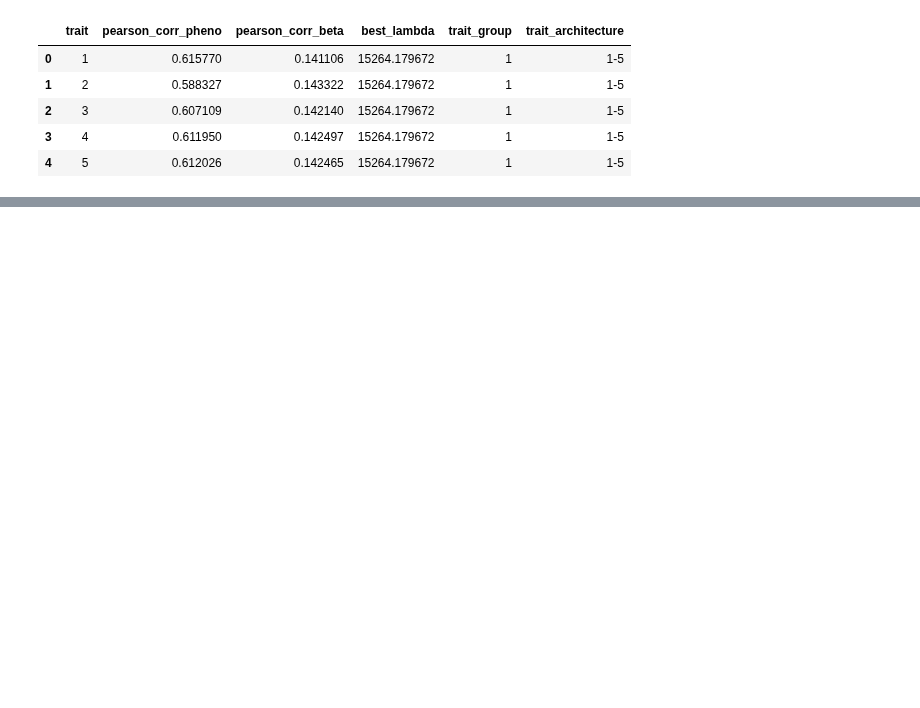
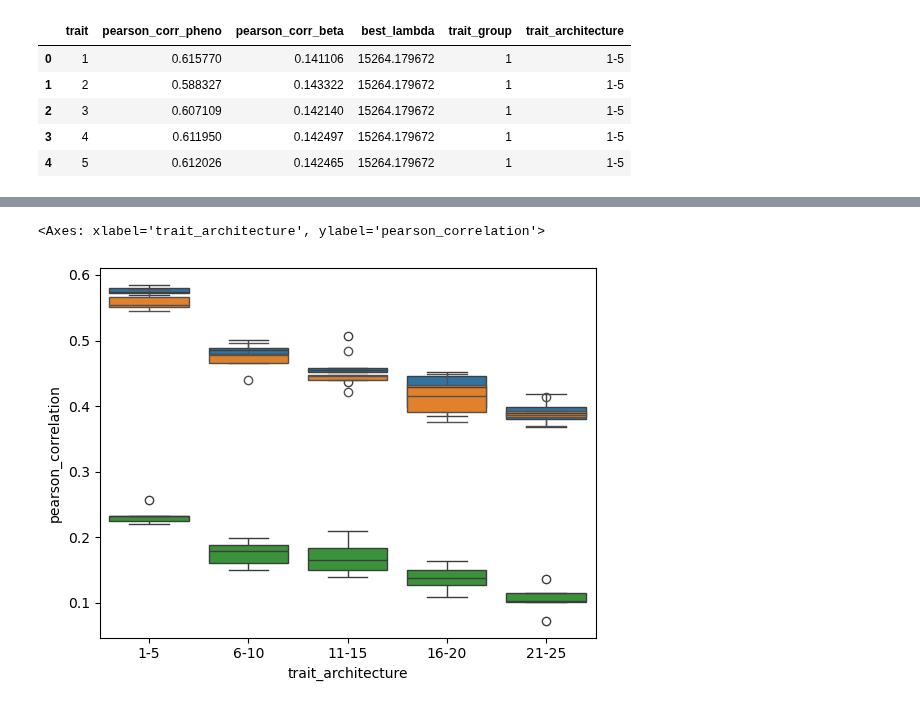
Before and after one commit to Arcadia-Science/2025-epistasis-dl-quantgen, a Jupyter notebook: workflow_sims/gpatlas/gplinear/plot_prediction_corr.ipynb, the cells around one changed output, grey strips where cells are left out. Saved outputs shown, nothing was run; the diff lists cells and outputs as text; code cells hidden in the pictures; blank space fills up the shorter version.

```diff
--- a/workflow_sims/gpatlas/gplinear/plot_prediction_corr.ipynb
+++ b/workflow_sims/gpatlas/gplinear/plot_prediction_corr.ipynb
@@ -79,0 +82,9 @@ ax.set_ylim(0, 0.65)
+# %%
+
+
+sns.boxplot(x="trait_architecture", y="pearson_correlation", data=df1)
+sns.boxplot(x="trait_architecture", y="correlations_add", data=df1)
+sns.boxplot(x="trait_architecture", y="correlations_epi", data=df1)
+# %% [output]
+<Axes: xlabel='trait_architecture', ylabel='pearson_correlation'>
+[figure, added]
```
Also changed, not shown: parts of 6 cells of this notebook, 2 other files.
